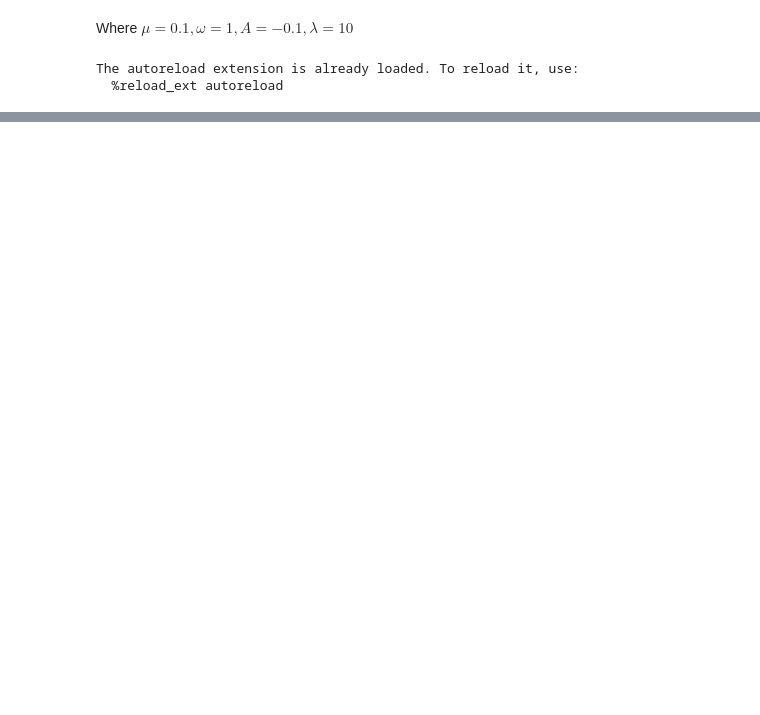
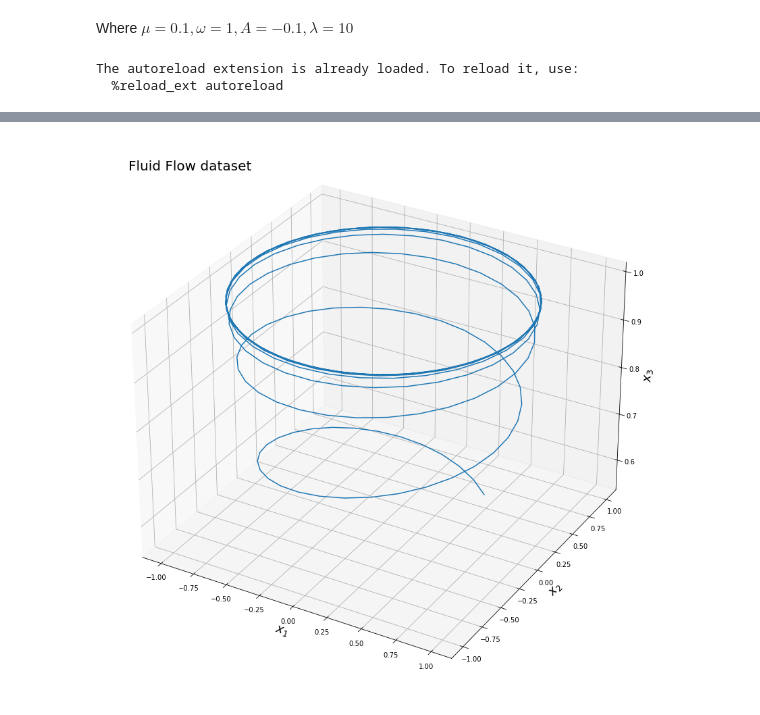
Before and after one commit to opaliss/dmd_autoencoder, a Jupyter notebook: dmd_autoencoder_ex_3.ipynb, the cells around one changed output, grey strips where cells are left out. Saved outputs shown, nothing was run; the diff lists cells and outputs as text; code cells hidden in the pictures; blank space fills up the shorter version.

```diff
--- a/dmd_autoencoder_ex_3.ipynb
+++ b/dmd_autoencoder_ex_3.ipynb
@@ -89,0 +91,21 @@ plt.show()
+# %%
+fig = plt.figure(figsize=(15, 15))
+ax = plt.axes(projection='3d')
+
+
+ii =0
+x1 = data[ii, 0, :]
+x2 = data[ii, 1, :]
+x3 = data[ii, 2, :]
+ax.plot3D(x1, x2, x3)
+
+ax.set_xlabel("$x_{1}$", fontsize=18)
+ax.set_ylabel("$x_{2}$", fontsize=18)
+ax.set_zlabel("$x_{3}$", fontsize=18)
+ax.text2D(0.05, 0.95, "Fluid Flow dataset", transform=ax.transAxes, fontsize=20)
+plt.savefig('figures/fluid_flow_sideview.png')
+
+
+plt.show()
+# %% [output]
+[figure, added]
```
Also changed, not shown: parts of 21 cells of this notebook, 2 other files.
